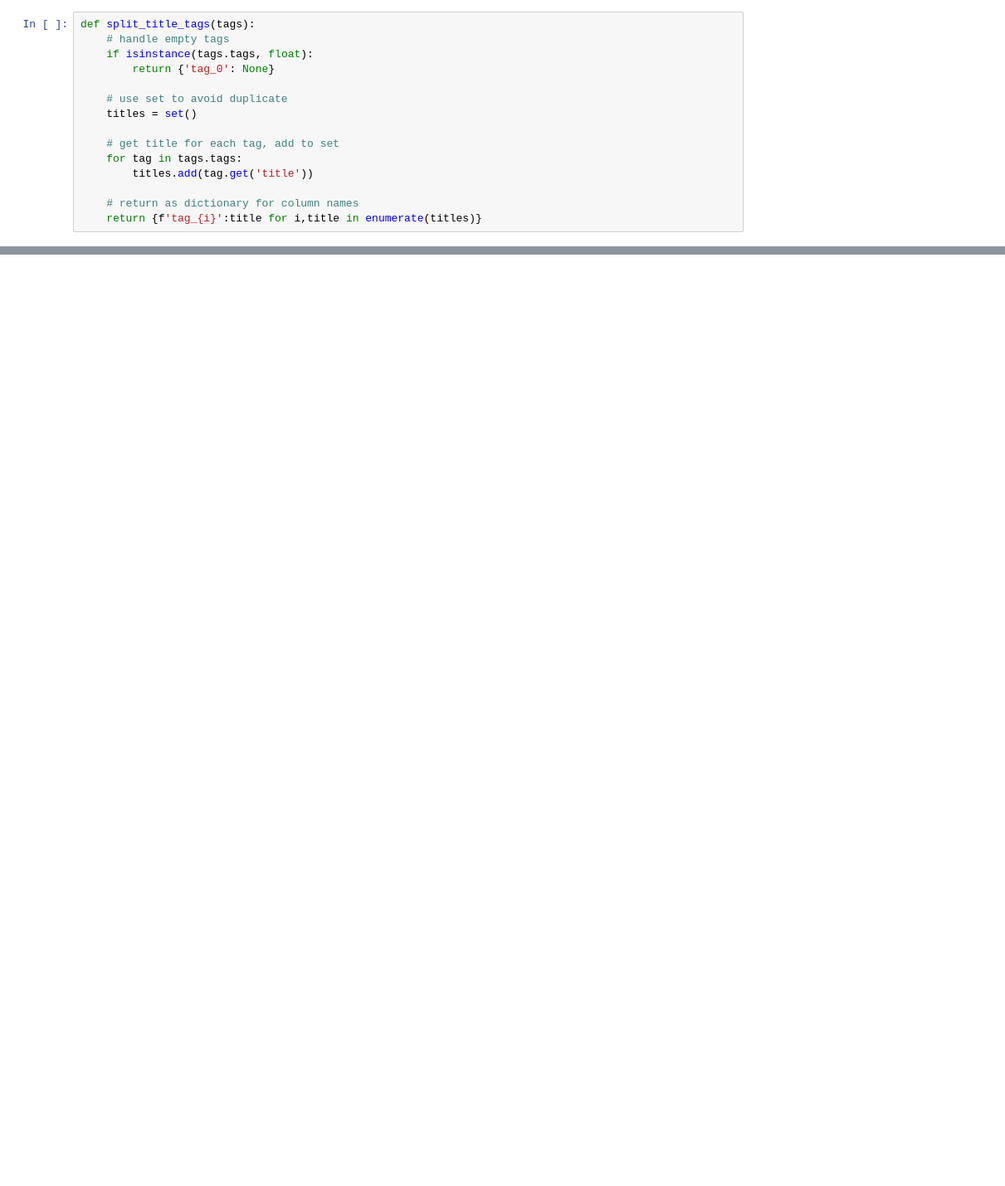
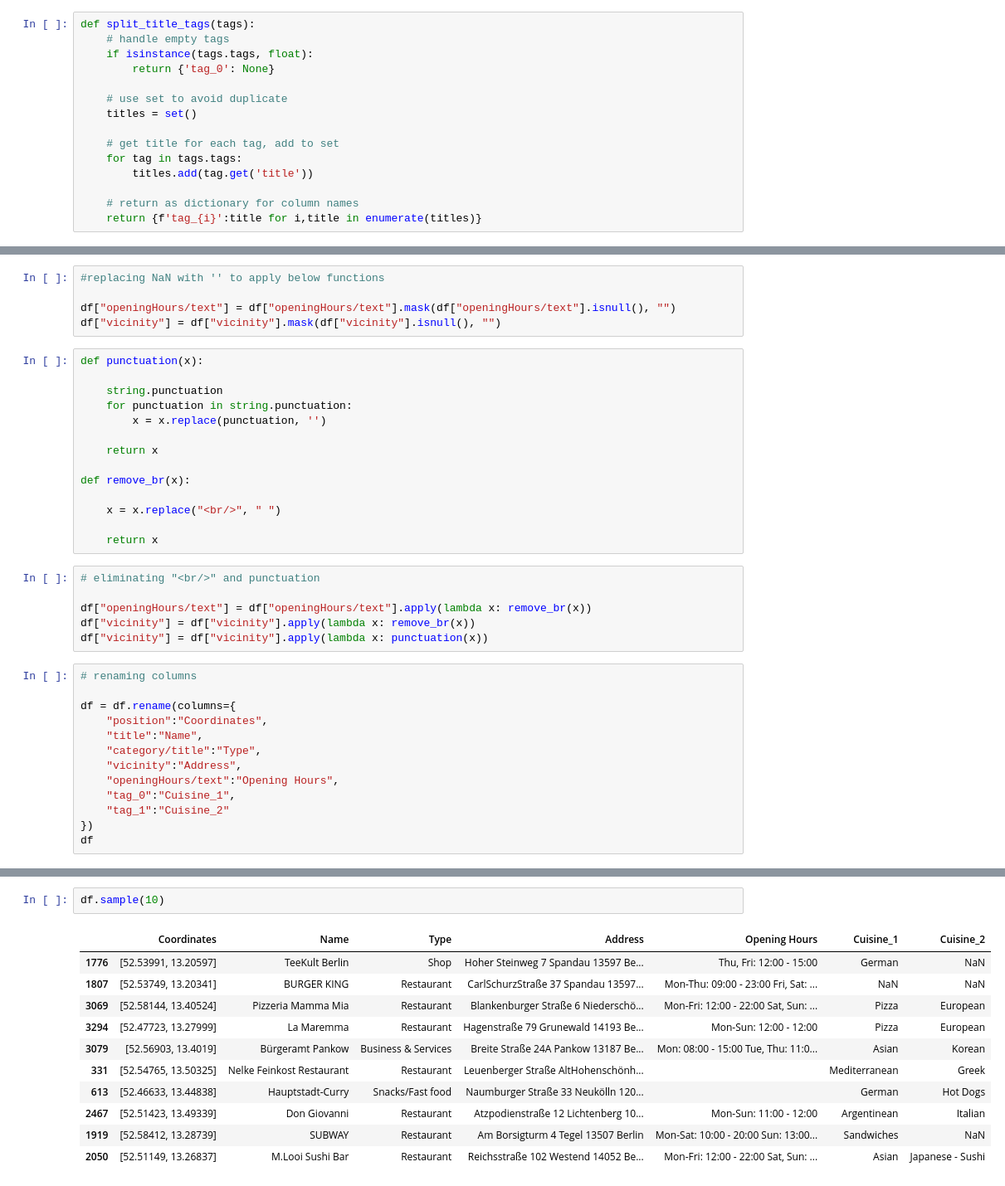
Before and after one commit to ayelenklas/geotracker, a Jupyter notebook: notebooks/castoldie_api_test.ipynb, the cells around one changed output, grey strips where cells are left out. Shown at 83% size. Saved outputs shown, nothing was run; the diff lists cells and outputs as text; blank space fills up the shorter version.

```diff
--- a/notebooks/castoldie_api_test.ipynb
+++ b/notebooks/castoldie_api_test.ipynb
@@ -159,0 +235,38 @@ df2
+# %%
+#replacing NaN with '' to apply below functions
+
+df["openingHours/text"] = df["openingHours/text"].mask(df["openingHours/text"].isnull(), "")
+df["vicinity"] = df["vicinity"].mask(df["vicinity"].isnull(), "")
+# %%
+def punctuation(x):
+
+    string.punctuation
+    for punctuation in string.punctuation:
+        x = x.replace(punctuation, '')
+
+    return x
+
+def remove_br(x):
+
+    x = x.replace("<br/>", " ")
+
+    return x
+# %%
+# eliminating "<br/>" and punctuation
+
+df["openingHours/text"] = df["openingHours/text"].apply(lambda x: remove_br(x))
+df["vicinity"] = df["vicinity"].apply(lambda x: remove_br(x))
+df["vicinity"] = df["vicinity"].apply(lambda x: punctuation(x))
+# %%
+# renaming columns
+
+df = df.rename(columns={
+    "position":"Coordinates",
+    "title":"Name",
+    "category/title":"Type",
+    "vicinity":"Address",
+    "openingHours/text":"Opening Hours",
+    "tag_0":"Cuisine_1",
+    "tag_1":"Cuisine_2"
+})
+df
@@ -159,0 +306,14 @@ df2
+# %%
+df.sample(10)
+# %% [output]
+|  | Coordinates | Name | Type | Address | Opening Hours | Cuisine_1 | Cuisine_2 |
+| 1776 | [52.53991, 13.20597] | TeeKult Berlin | Shop | Hoher Steinweg 7 Spandau 13597 Be... | Thu, Fri: 12:00 - 15:00 | German | NaN |
+| 1807 | [52.53749, 13.20341] | BURGER KING | Restaurant | CarlSchurzStraße 37 Spandau 13597... | Mon-Thu: 09:00 - 23:00 Fri, Sat: ... | NaN | NaN |
+| 3069 | [52.58144, 13.40524] | Pizzeria Mamma Mia | Restaurant | Blankenburger Straße 6 Niederschö... | Mon-Fri: 12:00 - 22:00 Sat, Sun: ... | Pizza | European |
+| 3294 | [52.47723, 13.27999] | La Maremma | Restaurant | Hagenstraße 79 Grunewald 14193 Be... | Mon-Sun: 12:00 - 12:00 | Pizza | European |
+| 3079 | [52.56903, 13.4019] | Bürgeramt Pankow | Business & Services | Breite Straße 24A Pankow 13187 Be... | Mon: 08:00 - 15:00 Tue, Thu: 11:0... | Asian | Korean |
+| 331 | [52.54765, 13.50325] | Nelke Feinkost Restaurant | Restaurant | Leuenberger Straße AltHohenschönh... |  | Mediterranean | Greek |
+| 613 | [52.46633, 13.44838] | Hauptstadt-Curry | Snacks/Fast food | Naumburger Straße 33 Neukölln 120... |  | German | Hot Dogs |
+| 2467 | [52.51423, 13.49339] | Don Giovanni | Restaurant | Atzpodienstraße 12 Lichtenberg 10... | Mon-Sun: 11:00 - 12:00 | Argentinean | Italian |
+| 1919 | [52.58412, 13.28739] | SUBWAY | Restaurant | Am Borsigturm 4 Tegel 13507 Berlin | Mon-Sat: 10:00 - 20:00 Sun: 13:00... | Sandwiches | NaN |
+| 2050 | [52.51149, 13.26837] | M.Looi Sushi Bar | Restaurant | Reichsstraße 102 Westend 14052 Be... | Mon-Fri: 12:00 - 22:00 Sat, Sun: ... | Asian | Japanese - Sushi |
```
Also changed, not shown: parts of 39 cells of this notebook, 4 other files.
